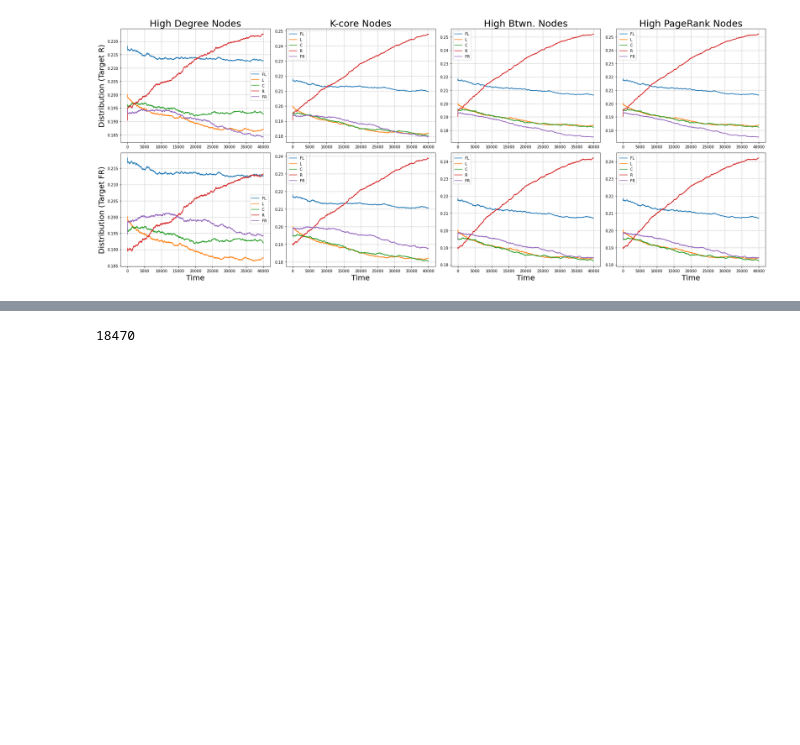
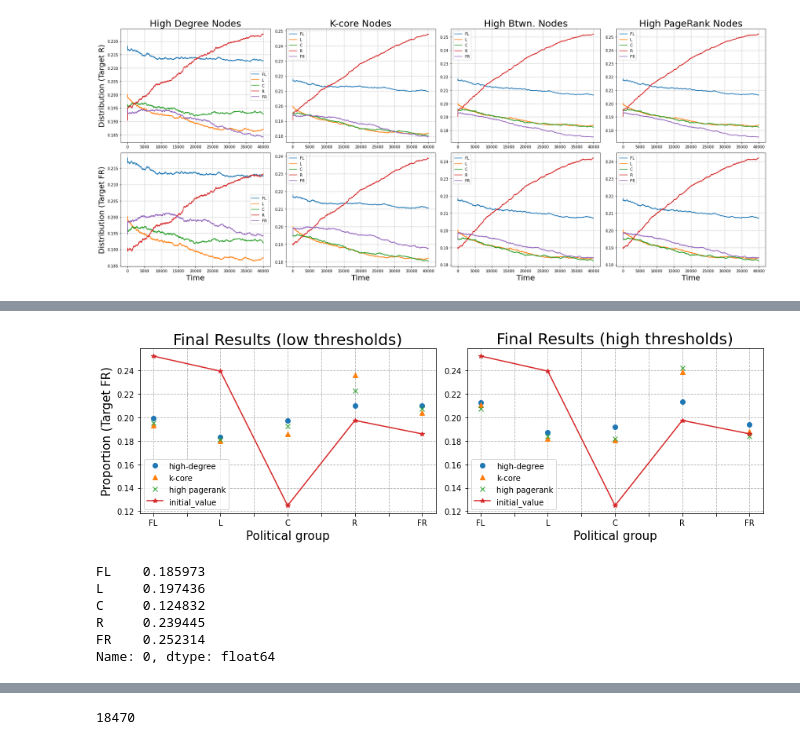
Before and after one commit to nromerodiaz/PhD, a Jupyter notebook: Assignment_2/Assignment_2.ipynb, the cells around one changed output, grey strips where cells are left out. Cells and saved outputs as stored; diff of their text form; code cells hidden in the pictures; blank space fills up the shorter version.

```diff
--- a/Assignment_2/Assignment_2.ipynb
+++ b/Assignment_2/Assignment_2.ipynb
@@ -1426,0 +1584,4 @@ fig.tight_layout()
+# %%
+df_a4 = pd.concat(a_4_dfs, axis=1)
+df_a4.columns = ['FL_D', 'L_D', 'C_D', 'R_D', 'FR_D', 'FL_K', 'L_K', 'C_K', 'R_K', 'FR_K', 'FL_PR', 'L_PR', 'C_PR', 'R_PR', 'FR_PR']
+df_a4
@@ -1426,0 +1656,4 @@ fig.tight_layout()
+# %%
+df_b4 = pd.concat(b_4_dfs, axis=1)
+df_b4.columns = ['FL_D', 'L_D', 'C_D', 'R_D', 'FR_D', 'FL_K', 'L_K', 'C_K', 'R_K', 'FR_K', 'FL_PR', 'L_PR', 'C_PR', 'R_PR', 'FR_PR']
+df_b4
@@ -1426,0 +1674,43 @@ fig.tight_layout()
+# %%
+deg_cols = ['FL_D', 'L_D', 'C_D', 'R_D', 'FR_D']
+kco_cols = ['FL_K', 'L_K', 'C_K', 'R_K', 'FR_K']
+prk_cols = ['FL_PR', 'L_PR', 'C_PR', 'R_PR', 'FR_PR']
+
+fig, (ax0, ax1) = plt.subplots(nrows=1, ncols=2, figsize=(12, 4))
+
+df_a4.iloc[39999][deg_cols].plot(marker='o', linestyle='none', ax=ax0, label='high-degree')
+df_a4.iloc[39999][kco_cols].plot(marker='^', linestyle='none', ax=ax0, label='k-core')
+df_a4.iloc[39999][prk_cols].plot(marker='x', linestyle='none', ax=ax0, label='high pagerank')
+initial_dist_df.iloc[0].plot(marker='*', ax=ax0, label='initial_value')
+
+df_b4.iloc[39999][deg_cols].plot(marker='o', linestyle='none', ax=ax1, label='high-degree')
+df_b4.iloc[39999][kco_cols].plot(marker='^', linestyle='none', ax=ax1, label='k-core')
+df_b4.iloc[39999][prk_cols].plot(marker='x', linestyle='none', ax=ax1, label='high pagerank')
+initial_dist_df.iloc[0].plot(marker='*', ax=ax1, label='initial_value')
+
+ax0.set_title('Final Results (low thresholds)', fontsize=20)
+ax1.set_title('Final Results (high thresholds)', fontsize=20)
+
+ax0.set_ylabel('Proportion (Target FR)', fontsize=15)
+ax0.set_xlabel('Political group', fontsize=15)
+ax1.set_xlabel('Political group', fontsize=15)
+
+ax0.grid(linestyle='--')
+ax1.grid(linestyle='--')
+
+ax0.legend()
+ax1.legend()
+fig.tight_layout()
+
+plt.savefig('results_targetFR.svg')
+# %% [output]
+[figure, added]
+# %%
+initial_dist_df.iloc[0]
+# %% [output]
+FL    0.185973
+L     0.197436
+C     0.124832
+R     0.239445
+FR    0.252314
+Name: 0, dtype: float64
```
Also changed, not shown: parts of 25 cells of this notebook.
